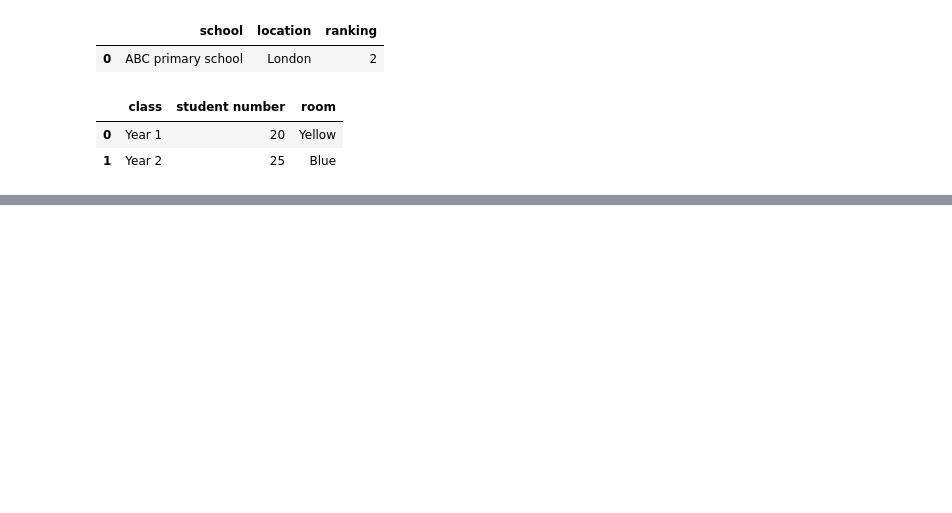
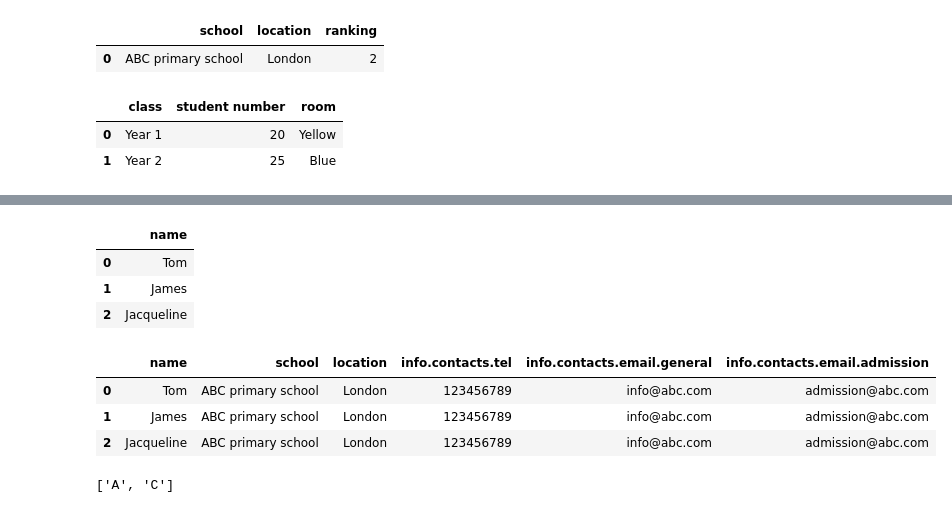
Before and after one commit to erikgqp8645/-Pandas-, a Jupyter notebook: 其他杂项文件/读取结构化数据.ipynb, the cells around one changed output, grey strips where cells are left out. Saved outputs shown, nothing was run; the diff lists cells and outputs as text; code cells hidden in the pictures; blank space fills up the shorter version.

```diff
--- a/其他杂项文件/读取结构化数据.ipynb
+++ b/其他杂项文件/读取结构化数据.ipynb
@@ -120,0 +165,23 @@ df
+# %%
+# 解析一个带有嵌套列表的json
+json_obj = {
+    'school': 'ABC primary school',
+    'location': 'London',
+    'ranking': 2,
+    'info': {
+        'president': 'John Kasich',
+        'contacts': {
+            'email': {
+                'admission': 'admission@abc.com',
+                'general': 'info@abc.com'
+            },
+            'tel': '123456789',
+        }
+    },
+    'students': [
+        {'name': 'Tom'},
+        {'name': 'James'},
+        {'name': 'Jacqueline'}
+    ],
+}
+pd.json_normalize(json_obj)
@@ -120,0 +191,18 @@ df
+# %%
+pd.json_normalize(json_obj,record_path='students')
+# %% [output]
+|  | name |
+| 0 | Tom |
+| 1 | James |
+| 2 | Jacqueline |
+# %%
+pd.json_normalize(json_obj, record_path='students', meta=['school', 'location', ['info', 'contacts', 'tel'], ['info', 'contacts', 'email', 'general'],['info','contacts','email','admission']])
+# %% [output]
+|  | name | school | location | info.contacts.tel | info.contacts.email.general | info.contacts.email.admission |
+| 0 | Tom | ABC primary school | London | 123456789 | info@abc.com | admission@abc.com |
+| 1 | James | ABC primary school | London | 123456789 | info@abc.com | admission@abc.com |
+| 2 | Jacqueline | ABC primary school | London | 123456789 | info@abc.com | admission@abc.com |
+# %%
+list('AC')
+# %% [output]
+['A', 'C']
```
Also changed, not shown: parts of 7 cells of this notebook.
